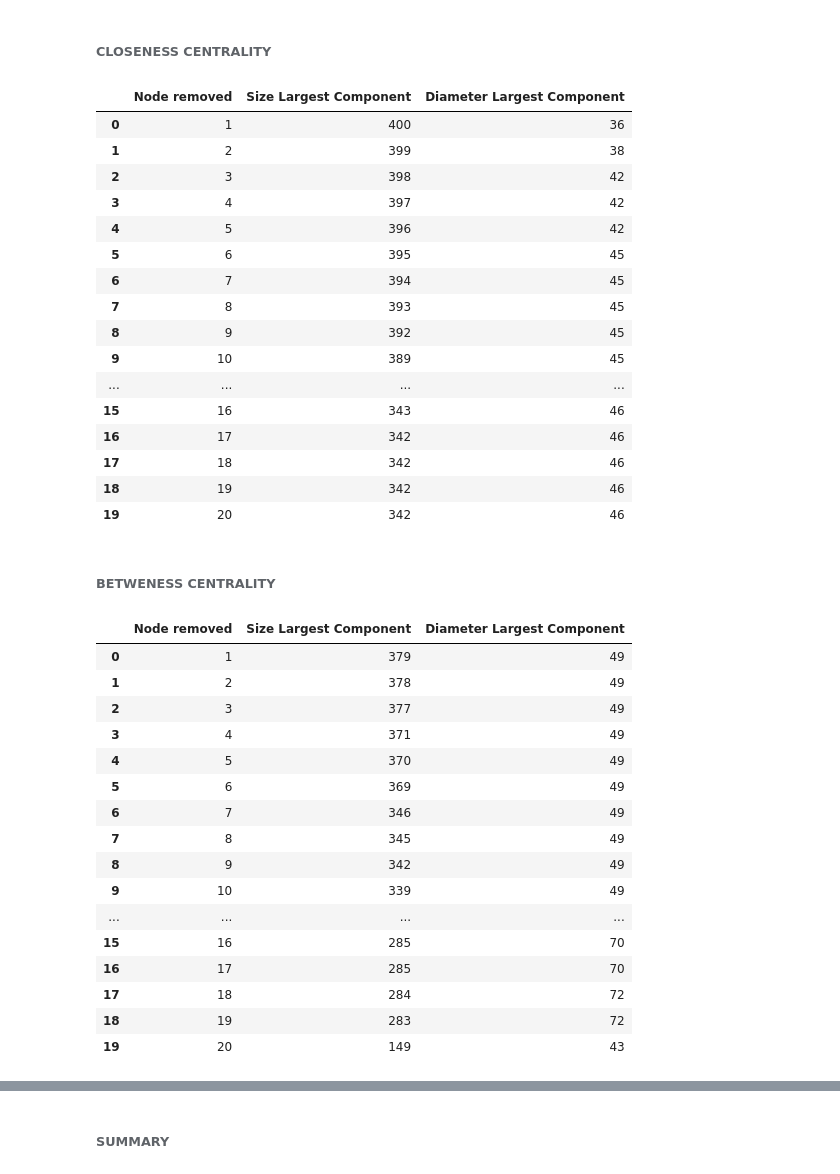
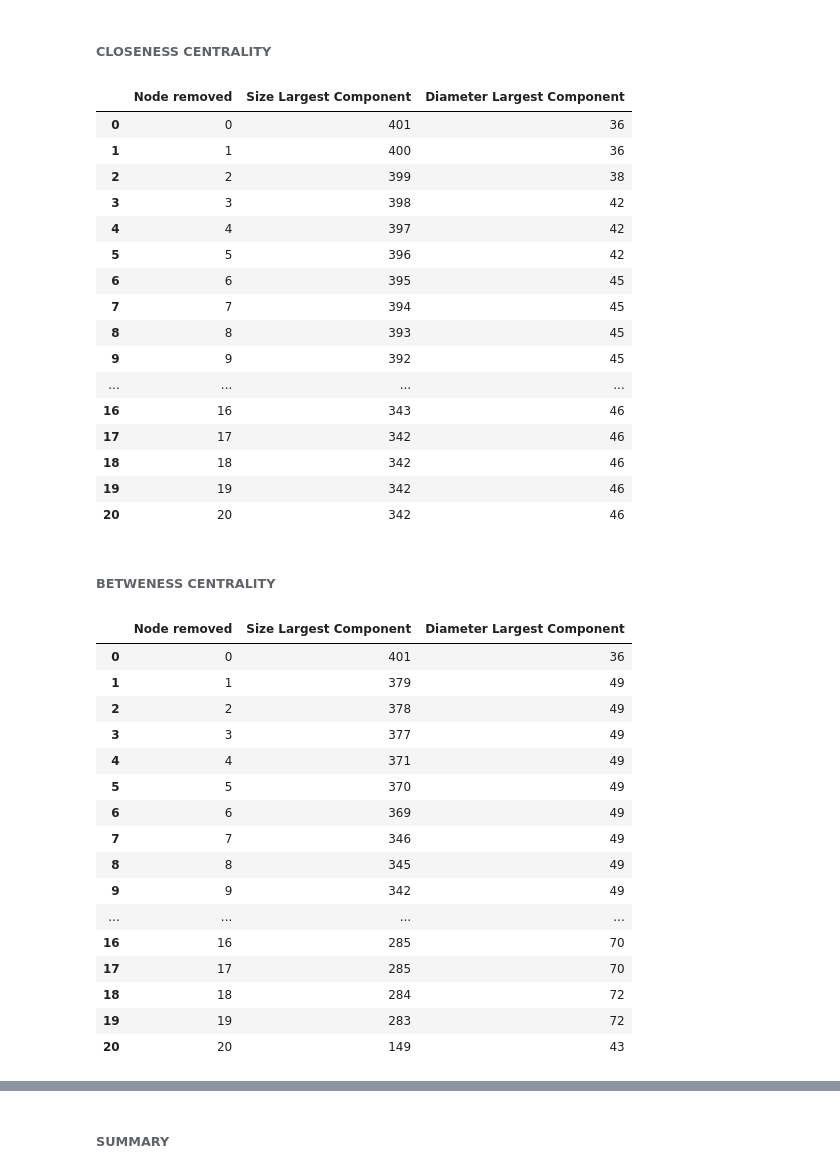
Before and after one commit to brfelipealmeida/LondonTubeNetwork, a Jupyter notebook: Code.ipynb, the cells around one changed output, grey strips where cells are left out. Cells and saved outputs as stored; diff of their text form; code cells hidden in the pictures.

```diff
--- a/Code.ipynb
+++ b/Code.ipynb
@@ -628,8 +628,8 @@ size_largestcomponent_list = []
 diameter_largestcomponent_list = []
 
 
-# loop through values of n from 1 to 10
-for n in range(1, 21):
+# loop through values of n from 0 to 10
+for n in range(0, 21):
 
     # remove n highest node values
     nodes_to_remove = sorted(deg.items(), key=itemgetter(1), reverse=True)
@@ -702,7 +702,7 @@ diameter_largestcomponent_list = []
 
 
 # loop through values of n from 1 to 10
-for n in range(1, 21):
+for n in range(0, 21):
 
     # remove n highest node values
     nodes_to_remove = sorted(clos.items(), key=itemgetter(1), reverse=True)
@@ -713,49 +713,49 @@ for n in range(1, 21):
     num_nodes_removed = n
 
     # To obtain the largest component as a new graph:
     # Get the list of components:
     components = nx.connected_components(G_copy)
     # Use the max() command to find the largest one:
     largest_component = max(components, key=len)
     # Create a "subgraph" of the largest component
     Largest_subgraph = G_copy.subgraph(largest_component)
 
     # To compute the size of the largest component:
     size_largestcomponent = Largest_subgraph.number_of_nodes()
 
     # You can compute the diameter of this new graph
     diameter_largestcomponent = nx.diameter(Largest_subgraph)
 
     # append results to the respective lists
     num_nodes_removed_list.append(num_nodes_removed)
     size_largestcomponent_list.append(size_largestcomponent)
     diameter_largestcomponent_list.append(diameter_largestcomponent)
 
 # create a pandas DataFrame and add the information as columns
 CC_ns = pd.DataFrame()
 CC_ns['Node removed'] = num_nodes_removed_list
 CC_ns['Size Largest Component'] = size_largestcomponent_list
 CC_ns['Diameter Largest Component'] = diameter_largestcomponent_list
 
 CC_ns
 # %% [output]
 |  | Node removed | Size Largest Component | Diameter Largest Component |
-| 0 | 1 | 400 | 36 |
-| 1 | 2 | 399 | 38 |
-| 2 | 3 | 398 | 42 |
-| 3 | 4 | 397 | 42 |
-| 4 | 5 | 396 | 42 |
-| 5 | 6 | 395 | 45 |
-| 6 | 7 | 394 | 45 |
-| 7 | 8 | 393 | 45 |
-| 8 | 9 | 392 | 45 |
-| 9 | 10 | 389 | 45 |
+| 0 | 0 | 401 | 36 |
+| 1 | 1 | 400 | 36 |
+| 2 | 2 | 399 | 38 |
+| 3 | 3 | 398 | 42 |
+| 4 | 4 | 397 | 42 |
+| 5 | 5 | 396 | 42 |
+| 6 | 6 | 395 | 45 |
+| 7 | 7 | 394 | 45 |
+| 8 | 8 | 393 | 45 |
+| 9 | 9 | 392 | 45 |
 | ... | ... | ... | ... |
-| 15 | 16 | 343 | 46 |
-| 16 | 17 | 342 | 46 |
-| 17 | 18 | 342 | 46 |
-| 18 | 19 | 342 | 46 |
-| 19 | 20 | 342 | 46 |
+| 16 | 16 | 343 | 46 |
+| 17 | 17 | 342 | 46 |
+| 18 | 18 | 342 | 46 |
+| 19 | 19 | 342 | 46 |
+| 20 | 20 | 342 | 46 |
 # %% [markdown]
 ###### BETWENESS CENTRALITY
 # %%
@@ -774,8 +774,8 @@ size_largestcomponent_list = []
 diameter_largestcomponent_list = []
 
 
-# loop through values of n from 1 to 10
-for n in range(1, 21):
+# loop through values of n from 0 to 10
+for n in range(0, 21):
 
     # remove n highest node values
     nodes_to_remove = sorted(bet.items(), key=itemgetter(1), reverse=True)
@@ -813,19 +813,19 @@ BC_ns['Diameter Largest Component'] = diameter_largestcomponent_list
 BC_ns
 # %% [output]
 |  | Node removed | Size Largest Component | Diameter Largest Component |
-| 0 | 1 | 379 | 49 |
-| 1 | 2 | 378 | 49 |
-| 2 | 3 | 377 | 49 |
-| 3 | 4 | 371 | 49 |
-| 4 | 5 | 370 | 49 |
-| 5 | 6 | 369 | 49 |
-| 6 | 7 | 346 | 49 |
-| 7 | 8 | 345 | 49 |
-| 8 | 9 | 342 | 49 |
-| 9 | 10 | 339 | 49 |
+| 0 | 0 | 401 | 36 |
+| 1 | 1 | 379 | 49 |
+| 2 | 2 | 378 | 49 |
+| 3 | 3 | 377 | 49 |
+| 4 | 4 | 371 | 49 |
+| 5 | 5 | 370 | 49 |
+| 6 | 6 | 369 | 49 |
+| 7 | 7 | 346 | 49 |
+| 8 | 8 | 345 | 49 |
+| 9 | 9 | 342 | 49 |
 | ... | ... | ... | ... |
-| 15 | 16 | 285 | 70 |
-| 16 | 17 | 285 | 70 |
-| 17 | 18 | 284 | 72 |
-| 18 | 19 | 283 | 72 |
-| 19 | 20 | 149 | 43 |
+| 16 | 16 | 285 | 70 |
+| 17 | 17 | 285 | 70 |
+| 18 | 18 | 284 | 72 |
+| 19 | 19 | 283 | 72 |
+| 20 | 20 | 149 | 43 |
```
Also changed, not shown: parts of 16 cells of this notebook.
